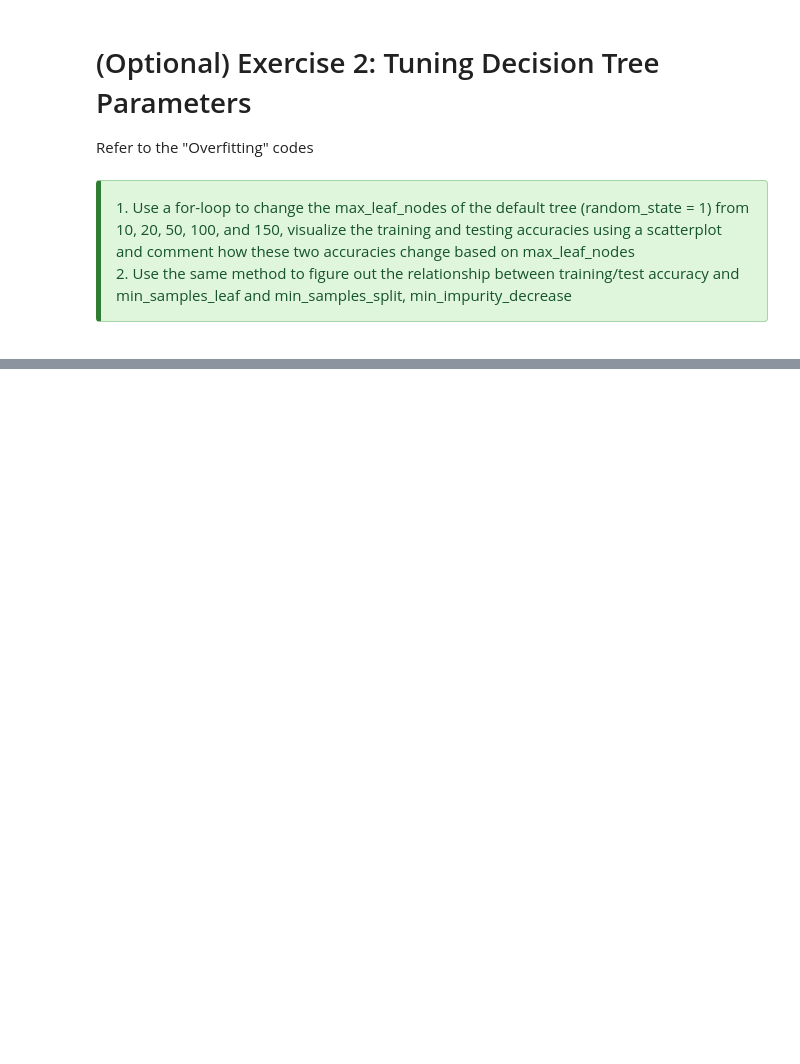
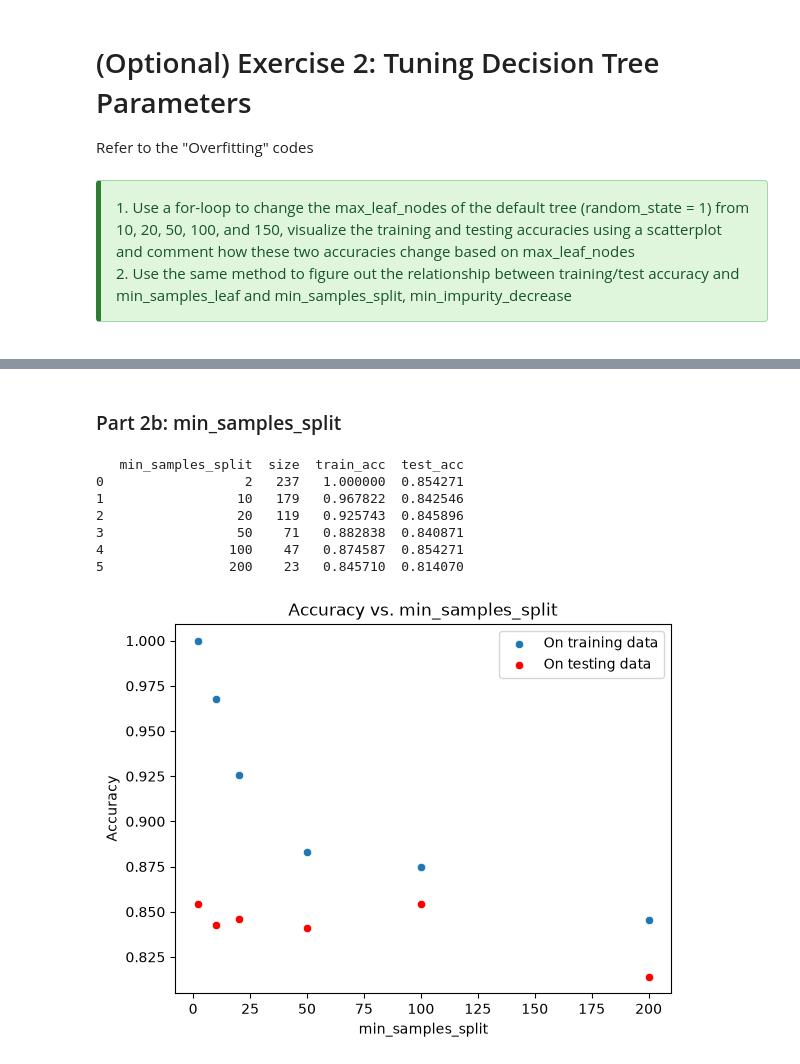
Before and after one commit to junseo25/comm4259-work, a Jupyter notebook: lab_04/09-28-26_Jun_Seo_Lee_Lab_04-Predictive_Modeling.ipynb, the cells around one changed output, grey strips where cells are left out. Drawn from its saved outputs; the diff is of its cells as text; code cells hidden in the pictures; blank space fills up the shorter version.

```diff
--- a/lab_04/09-28-26_Jun_Seo_Lee_Lab_04-Predictive_Modeling.ipynb
+++ b/lab_04/09-28-26_Jun_Seo_Lee_Lab_04-Predictive_Modeling.ipynb
@@ -560,0 +661,46 @@ Refer to the "Overfitting" codes
+# %% [markdown]
+### Part 2b: min_samples_split
+# %%
+train_acc = []
+test_acc = []
+size = []
+min_split = [2, 10, 20, 50, 100, 200]
+
+# Build decision trees with different min_samples_split
+for i in min_split:
+    # Define a default decision tree, only changing min_samples_split
+    dt = DecisionTreeClassifier(min_samples_split = i, random_state = 1)
+    # Tree on the training data
+    dt = dt.fit(X_train, y_train)
+
+    # Obtain training accuracy
+    y_pred_train = dt.predict(X_train)
+    train_acc.append(accuracy_score(y_train, y_pred_train))
+
+    # Obtain testing accuracy
+    y_pred_test = dt.predict(X_test)
+    test_acc.append(accuracy_score(y_test, y_pred_test))
+
+    # Obtain tree size
+    size.append(dt.tree_.node_count)
+
+# Log the results in a dataframe
+tree_log = {'min_samples_split':min_split, 'size':size, 'train_acc':train_acc, 'test_acc':test_acc}
+split_df = pd.DataFrame(tree_log)
+print(split_df)
+
+# Visualize training and testing accuracy
+sns.scatterplot(x = "min_samples_split", y = "train_acc", data = split_df, label = 'On training data')
+sns.scatterplot(x = "min_samples_split", y = "test_acc", data = split_df, label = 'On testing data',
+                color = 'r').set(xlabel = 'min_samples_split', ylabel = "Accuracy",
+                                 title = "Accuracy vs. min_samples_split")
+plt.savefig("min_samples_split.png")
+# %% [output]
+   min_samples_split  size  train_acc  test_acc
+0                  2   237   1.000000  0.854271
+1                 10   179   0.967822  0.842546
+2                 20   119   0.925743  0.845896
+3                 50    71   0.882838  0.840871
+4                100    47   0.874587  0.854271
+5                200    23   0.845710  0.814070
+[figure, added]
```
Also changed, not shown: parts of 9 cells of this notebook, 9 other files.
